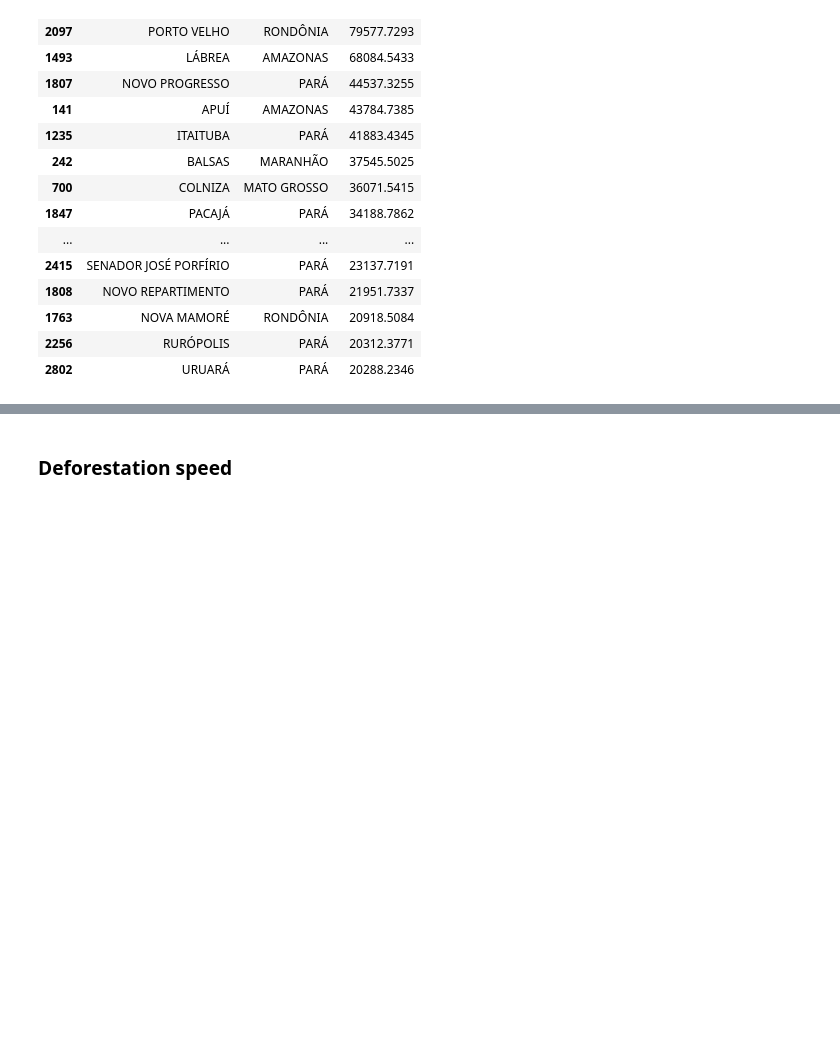
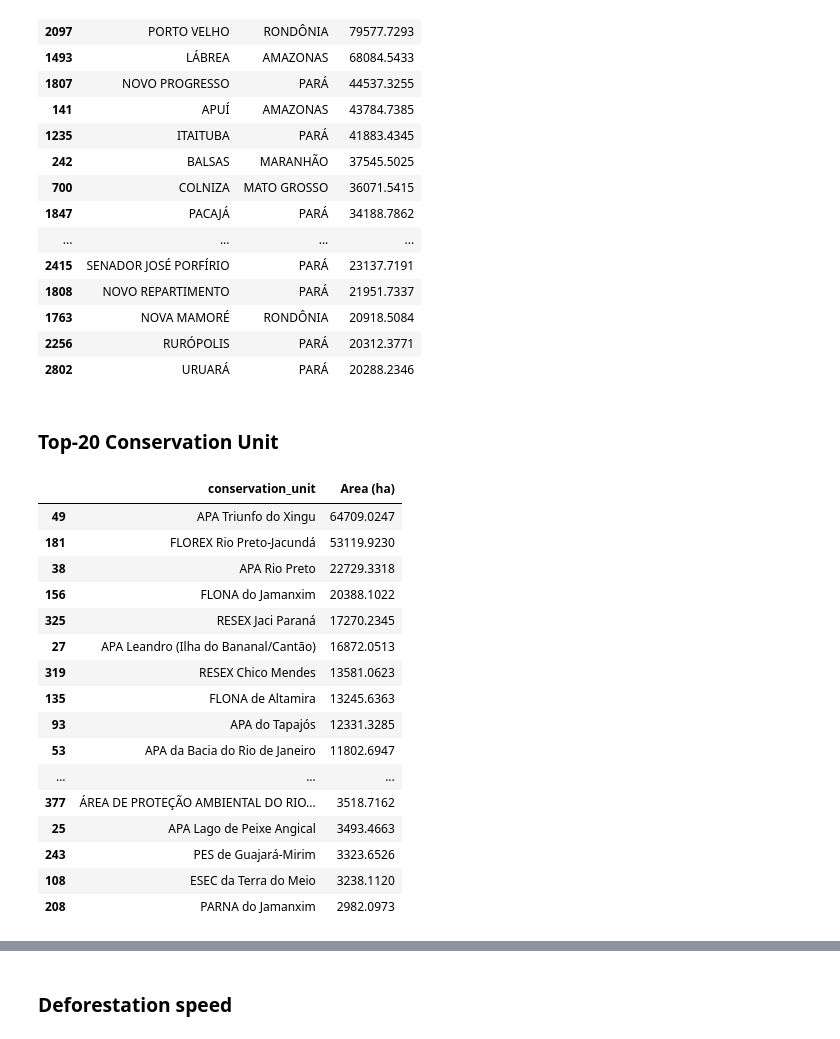
Before and after one commit to leandroleal/mapbiomas-alerta-analysis, a Jupyter notebook: validated_alerts.ipynb, the cells around one changed output, grey strips where cells are left out. Drawn from its saved outputs; the diff is of its cells as text; code cells hidden in the pictures; blank space fills up the shorter version.

```diff
--- a/validated_alerts.ipynb
+++ b/validated_alerts.ipynb
@@ -158,3 +171,31 @@ df.sort_values('Area (ha)',ascending=False)[0:20]
 | 1763 | NOVA MAMORÉ | RONDÔNIA | 20918.5084 |
 | 2256 | RURÓPOLIS | PARÁ | 20312.3771 |
 | 2802 | URUARÁ | PARÁ | 20288.2346 |
+# %% [markdown]
+### Top-20 Conservation Unit
+# %%
+import matplotlib.pyplot as plt
+
+mask = validated['conservation_unit_area'] > 0
+
+c2 = 'conservation_unit'
+df = validated.groupby(['conservation_unit'])['Area (ha)'].sum().reset_index(name='Area (ha)')
+df.sort_values('Area (ha)',ascending=False)[0:20]
+# %% [output]
+|  | conservation_unit | Area (ha) |
+| 49 | APA Triunfo do Xingu | 64709.0247 |
+| 181 | FLOREX Rio Preto-Jacundá | 53119.9230 |
+| 38 | APA Rio Preto | 22729.3318 |
+| 156 | FLONA do Jamanxim | 20388.1022 |
+| 325 | RESEX Jaci Paraná | 17270.2345 |
+| 27 | APA Leandro (Ilha do Bananal/Cantão) | 16872.0513 |
+| 319 | RESEX Chico Mendes | 13581.0623 |
+| 135 | FLONA de Altamira | 13245.6363 |
+| 93 | APA do Tapajós | 12331.3285 |
+| 53 | APA da Bacia do Rio de Janeiro | 11802.6947 |
+| ... | ... | ... |
+| 377 | ÁREA DE PROTEÇÃO AMBIENTAL DO RIO... | 3518.7162 |
+| 25 | APA Lago de Peixe Angical | 3493.4663 |
+| 243 | PES de Guajará-Mirim | 3323.6526 |
+| 108 | ESEC da Terra do Meio | 3238.1120 |
+| 208 | PARNA do Jamanxim | 2982.0973 |
```
Also changed, not shown: parts of 9 cells of this notebook.
